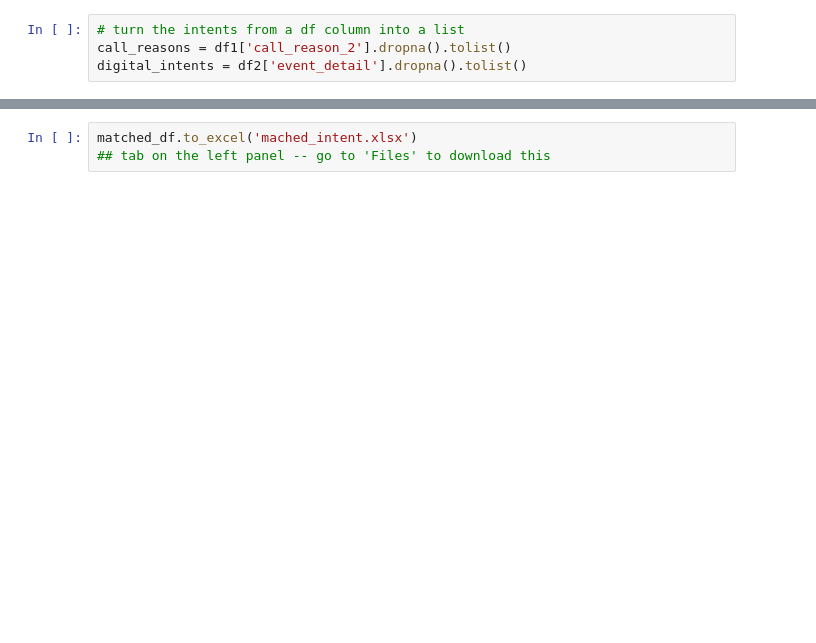
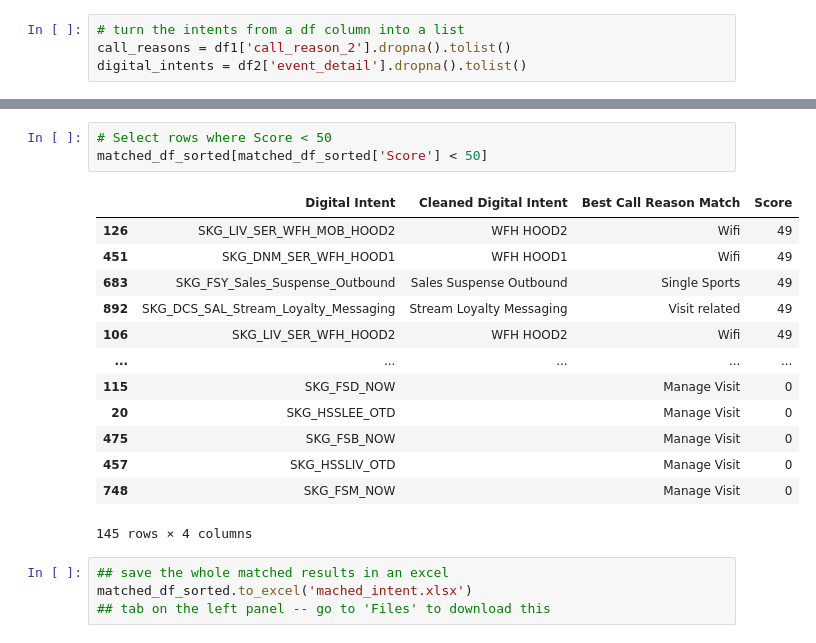
Before and after one commit to millie-sky/Python-tutorials, a Jupyter notebook: matching_intents.ipynb, the cells around one changed output, grey strips where cells are left out. Saved outputs shown, nothing was run; the diff lists cells and outputs as text; blank space fills up the shorter version.

```diff
--- a/matching_intents.ipynb
+++ b/matching_intents.ipynb
@@ -156,3 +165,21 @@ matched_df
+# %%
+# Select rows where Score < 50
+matched_df_sorted[matched_df_sorted['Score'] < 50]
+# %% [output]
+|  | Digital Intent | Cleaned Digital Intent | Best Call Reason Match | Score |
+| 126 | SKG_LIV_SER_WFH_MOB_HOOD2 | WFH HOOD2 | Wifi | 49 |
+| 451 | SKG_DNM_SER_WFH_HOOD1 | WFH HOOD1 | Wifi | 49 |
+| 683 | SKG_FSY_Sales_Suspense_Outbound | Sales Suspense Outbound | Single Sports | 49 |
+| 892 | SKG_DCS_SAL_Stream_Loyalty_Messaging | Stream Loyalty Messaging | Visit related | 49 |
+| 106 | SKG_LIV_SER_WFH_HOOD2 | WFH HOOD2 | Wifi | 49 |
+| ... | ... | ... | ... | ... |
+| 115 | SKG_FSD_NOW |  | Manage Visit | 0 |
+| 20 | SKG_HSSLEE_OTD |  | Manage Visit | 0 |
+| 475 | SKG_FSB_NOW |  | Manage Visit | 0 |
+| 457 | SKG_HSSLIV_OTD |  | Manage Visit | 0 |
+| 748 | SKG_FSM_NOW |  | Manage Visit | 0 |
+145 rows × 4 columns
 # %%
-matched_df.to_excel('mached_intent.xlsx')
+## save the whole matched results in an excel
+matched_df_sorted.to_excel('mached_intent.xlsx')
 ## tab on the left panel -- go to 'Files' to download this
```
Also changed, not shown: parts of 9 cells of this notebook.
